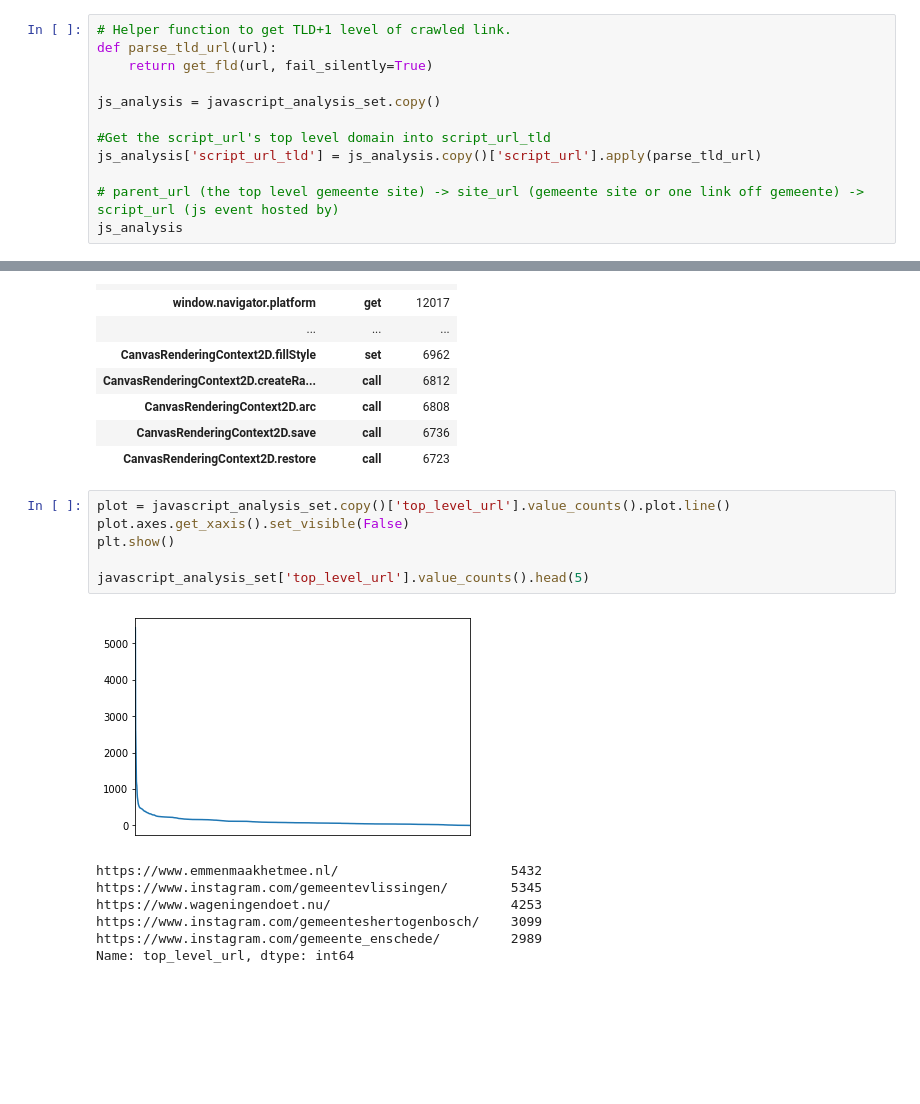
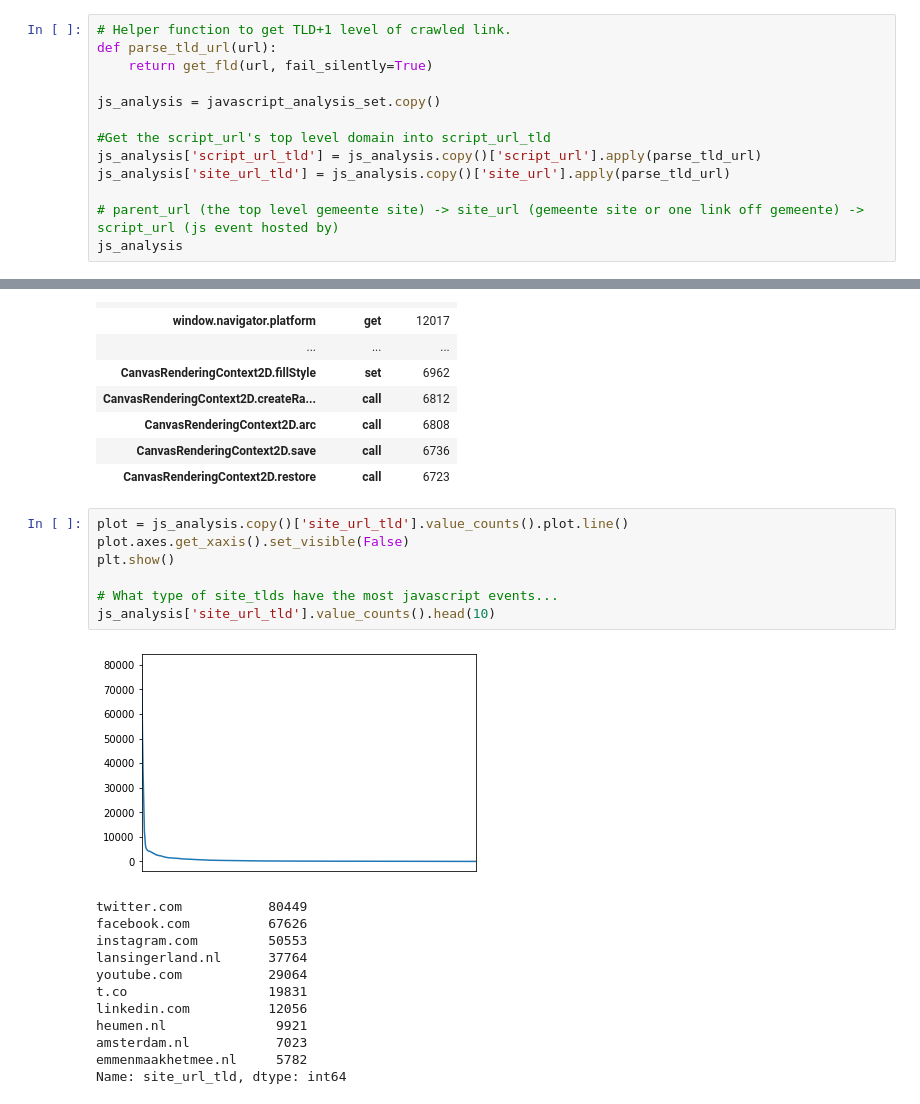
Before and after one commit to mercator-working-group/gemeente-social, a Jupyter notebook: analysis/notebooks/cookie-discovery-full.ipynb, the cells around one changed output, grey strips where cells are left out. Cells and saved outputs as stored; diff of their text form; blank space fills up the shorter version.

Commit message:
Moving down similar analysis paths with the full dataset.

```diff
--- a/analysis/notebooks/cookie-discovery-full.ipynb
+++ b/analysis/notebooks/cookie-discovery-full.ipynb
@@ -49,6 +67,7 @@ js_analysis = javascript_analysis_set.copy()
 
 #Get the script_url's top level domain into script_url_tld
 js_analysis['script_url_tld'] = js_analysis.copy()['script_url'].apply(parse_tld_url)
+js_analysis['site_url_tld'] = js_analysis.copy()['site_url'].apply(parse_tld_url)
 
 # parent_url (the top level gemeente site) -> site_url (gemeente site or one link off gemeente) -> script_url (js event hosted by)
 js_analysis
@@ -131,16 +150,22 @@ javascript_analysis_set[ ['symbol', 'operation', 'parent_url']]\
 | CanvasRenderingContext2D.save | call | 6736 |
 | CanvasRenderingContext2D.restore | call | 6723 |
 # %%
-plot = javascript_analysis_set.copy()['top_level_url'].value_counts().plot.line()
+plot = js_analysis.copy()['site_url_tld'].value_counts().plot.line()
 plot.axes.get_xaxis().set_visible(False)
 plt.show()
 
-javascript_analysis_set['top_level_url'].value_counts().head(5)
+# What type of site_tlds have the most javascript events...
+js_analysis['site_url_tld'].value_counts().head(10)
 # %% [output]
-[figure, old version]
+[figure, new version]
-https://www.emmenmaakhetmee.nl/                      5432
-https://www.instagram.com/gemeentevlissingen/        5345
-https://www.wageningendoet.nu/                       4253
-https://www.instagram.com/gemeenteshertogenbosch/    3099
-https://www.instagram.com/gemeente_enschede/         2989
-Name: top_level_url, dtype: int64
+twitter.com           80449
+facebook.com          67626
+instagram.com         50553
+lansingerland.nl      37764
+youtube.com           29064
+t.co                  19831
+linkedin.com          12056
+heumen.nl              9921
+amsterdam.nl           7023
+emmenmaakhetmee.nl     5782
+Name: site_url_tld, dtype: int64
```
Also changed, not shown: parts of 4 cells of this notebook.
